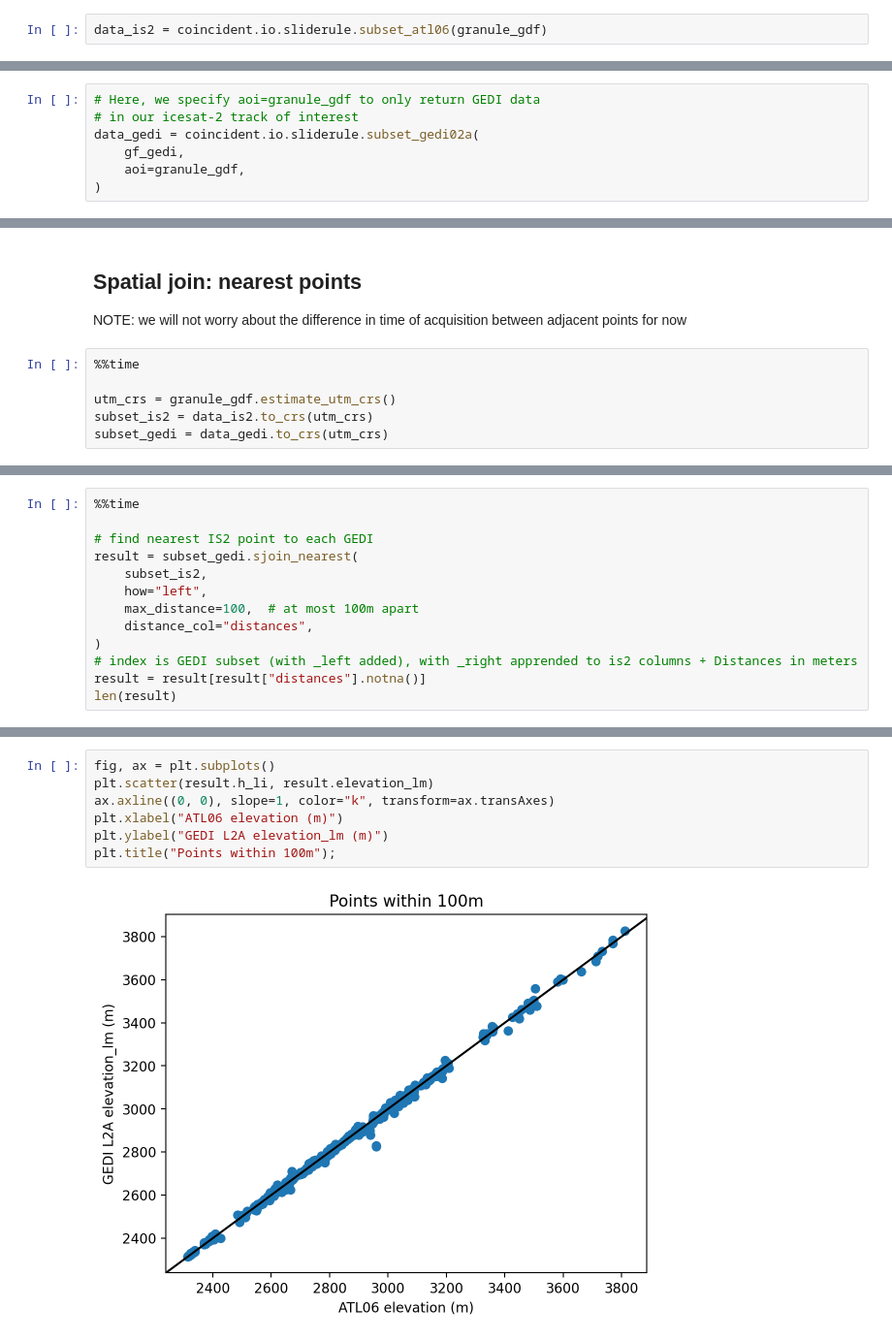
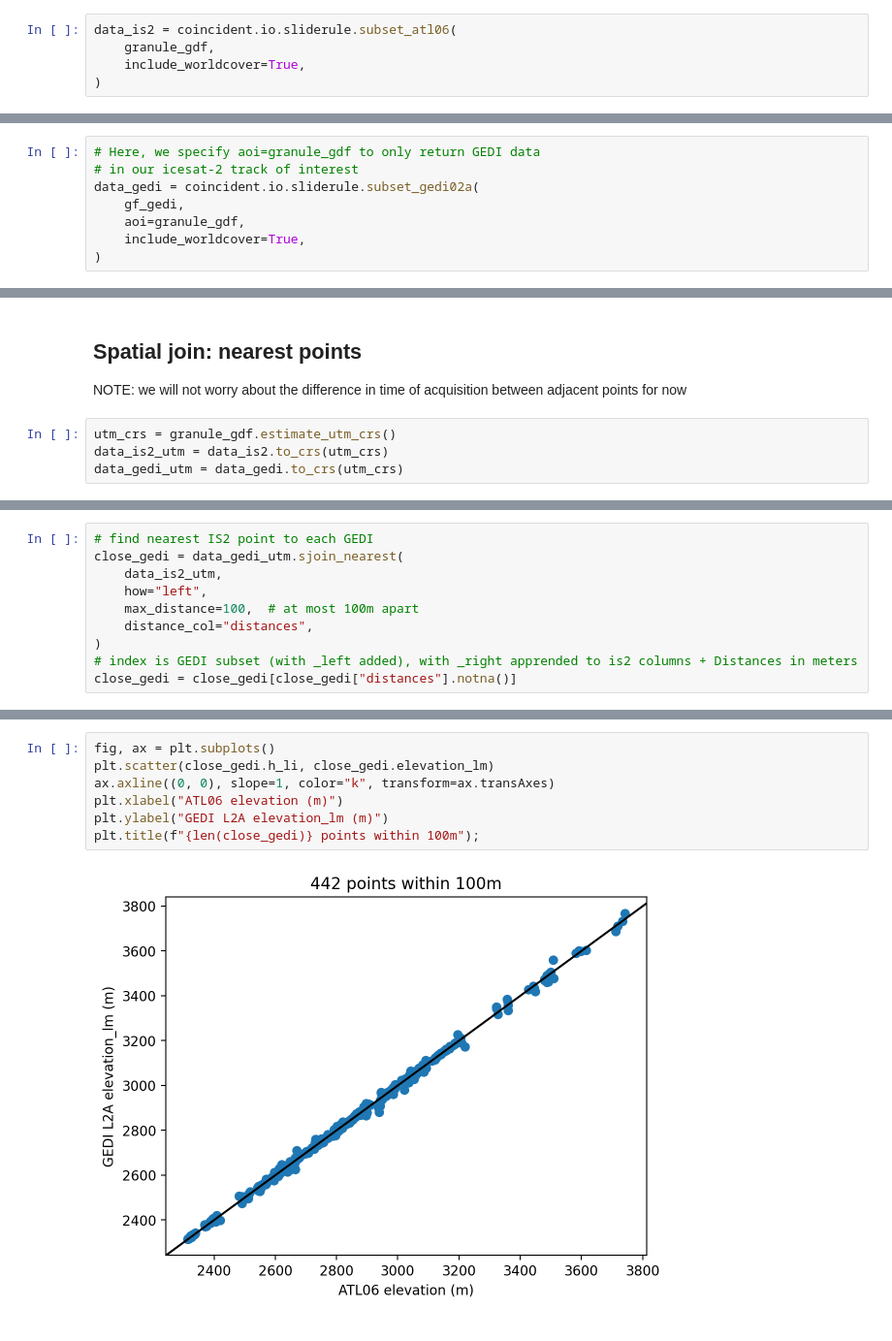
Before and after one commit to uw-cryo/coincident, a Jupyter notebook: docs/examples/sliderule.ipynb, the cells around one changed output, grey strips where cells are left out. Shown at 97% size. Saved outputs shown, nothing was run; the diff lists cells and outputs as text.

Commit message:
improved sliderule handling

```diff
--- a/docs/examples/sliderule.ipynb
+++ b/docs/examples/sliderule.ipynb
@@ -69,5 +62,8 @@ plt.title(granule.id);
 # %%
-data_is2 = coincident.io.sliderule.subset_atl06(granule_gdf)
+data_is2 = coincident.io.sliderule.subset_atl06(
+    granule_gdf,
+    include_worldcover=True,
+)
 # %%
 # Plot this data and overlay footprint
 fig, ax = plt.subplots(figsize=(8, 10))
@@ -92,6 +88,7 @@ cb.set_label("elevation_hr (m)")
 data_gedi = coincident.io.sliderule.subset_gedi02a(
     gf_gedi,
     aoi=granule_gdf,
+    include_worldcover=True,
 )
 # %%
 # Plot this data and overlay footprint
@@ -114,9 +111,7 @@ cb.set_label("elevation_hr (m)")
 
 NOTE: we will not worry about the difference in time of acquisition between adjacent points for now
 # %%
-%%time
-
 utm_crs = granule_gdf.estimate_utm_crs()
-subset_is2 = data_is2.to_crs(utm_crs)
-subset_gedi = data_gedi.to_crs(utm_crs)
+data_is2_utm = data_is2.to_crs(utm_crs)
+data_gedi_utm = data_gedi.to_crs(utm_crs)
 # %% [output]
@@ -125,13 +120,10 @@ Wall time: 139 ms
 # %%
-%%time
-
 # find nearest IS2 point to each GEDI
-result = subset_gedi.sjoin_nearest(
-    subset_is2,
+close_gedi = data_gedi_utm.sjoin_nearest(
+    data_is2_utm,
     how="left",
     max_distance=100,  # at most 100m apart
     distance_col="distances",
 )
 # index is GEDI subset (with _left added), with _right apprended to is2 columns + Distances in meters
-result = result[result["distances"].notna()]
-len(result)
+close_gedi = close_gedi[close_gedi["distances"].notna()]
@@ -142,9 +130,9 @@ Wall time: 9.18 ms
 # %%
 fig, ax = plt.subplots()
-plt.scatter(result.h_li, result.elevation_lm)
+plt.scatter(close_gedi.h_li, close_gedi.elevation_lm)
 ax.axline((0, 0), slope=1, color="k", transform=ax.transAxes)
 plt.xlabel("ATL06 elevation (m)")
 plt.ylabel("GEDI L2A elevation_lm (m)")
-plt.title("Points within 100m");
+plt.title(f"{len(close_gedi)} points within 100m");
 # %% [output]
-[figure, old version]
+[figure, new version]
```
Also changed, not shown: parts of 17 cells of this notebook, 6 other files.
